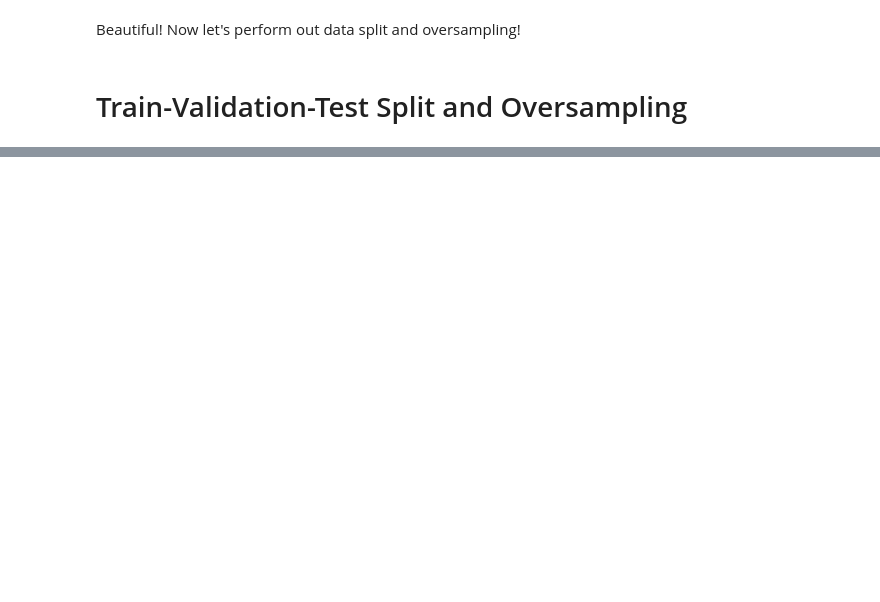
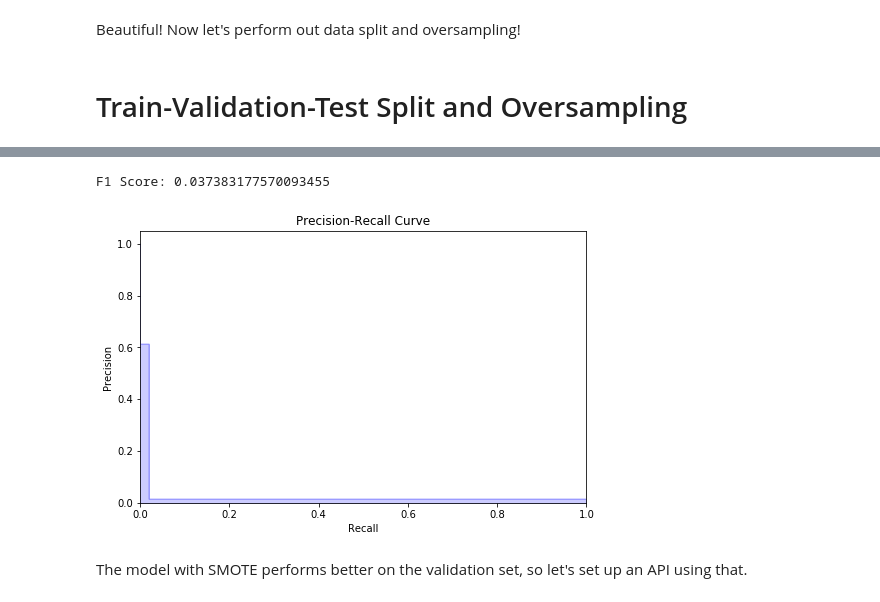
Before and after one commit to trentwoodbury/predicting_account_default, a Jupyter notebook: data_formating_and_modeling.ipynb, the cells around one changed output, grey strips where cells are left out. Cells and saved outputs as stored; diff of their text form; code cells hidden in the pictures; blank space fills up the shorter version.

```diff
--- a/data_formating_and_modeling.ipynb
+++ b/data_formating_and_modeling.ipynb
@@ -168,0 +174,4 @@ holdout_set = dataset
+# %%
+non_holdout_indices = np.setdiff1d(dataset.index, holdout_indices)
+non_holdout = dataset.loc[non_holdout_indices, :]
+non_holdout.shape
@@ -168,0 +364,3 @@ holdout_set = dataset
+# %%
+xgb = XGBClassifier()
+xgb.fit(X_train.values, y_train.values)
@@ -168,0 +375,27 @@ holdout_set = dataset
+# %%
+predictions = xgb.predict(X_val.values)
+f1 = f1_score(y_val, predictions)
+print("F1 Score:", f1)
+precision, recall, _ = precision_recall_curve(y_val, predictions)
+
+# In matplotlib < 1.5, plt.fill_between does not have a 'step' argument
+step_kwargs = ({'step': 'post'}
+               if 'step' in signature(plt.fill_between).parameters
+               else {})
+plt.rcParams['figure.figsize'] = (8,5)
+plt.step(recall, precision, color='b', alpha=0.2,
+         where='post')
+plt.fill_between(recall, precision, alpha=0.2, color='b', **step_kwargs)
+
+plt.xlabel('Recall')
+plt.ylabel('Precision')
+plt.ylim([0.0, 1.05])
+plt.xlim([0.0, 1.0])
+plt.title("Precision-Recall Curve")
+
+plt.show()
+# %% [output]
+F1 Score: 0.037383177570093455
+[figure, added]
+# %% [markdown]
+The model with SMOTE performs better on the validation set, so let's set up an API using that.
```
Also changed, not shown: parts of 32 cells of this notebook, 1 other file.
